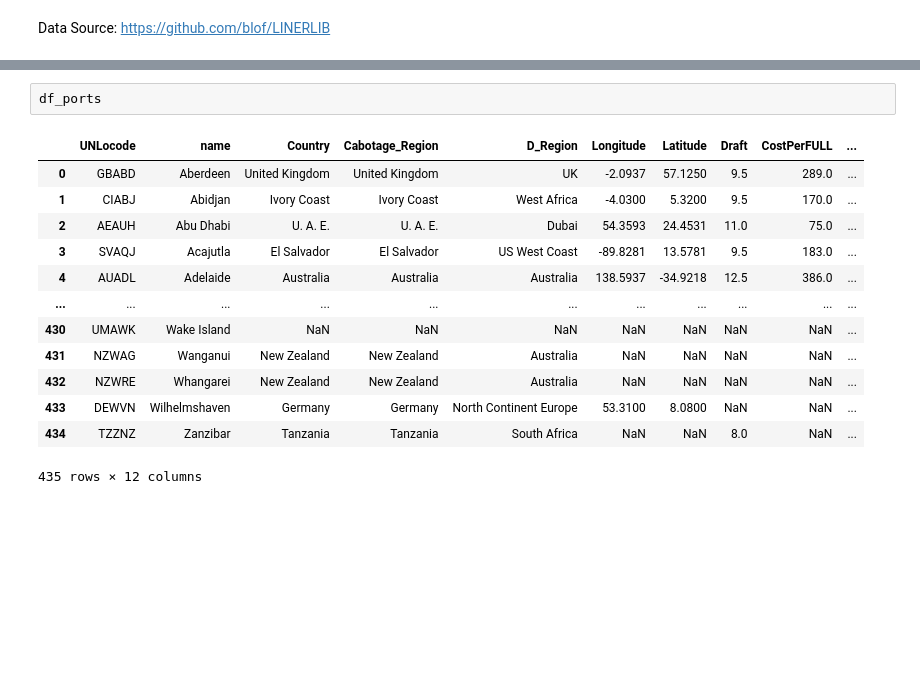
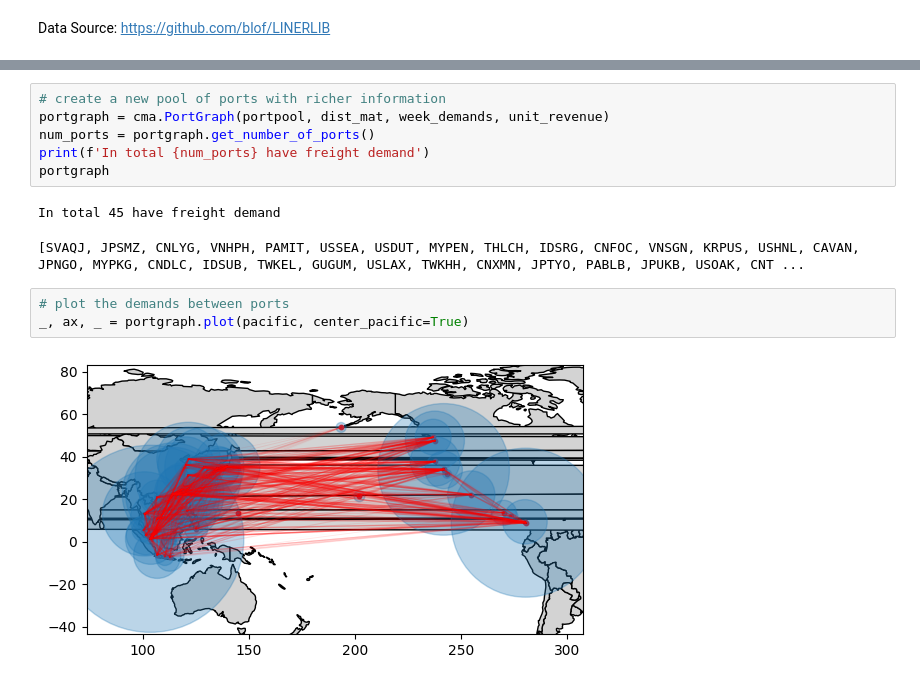
Before and after one commit to anjaliancy/nus-cma-proj-priv, a Jupyter notebook: src/test_benchmarks.ipynb, the cells around one changed output, grey strips where cells are left out. Cells and saved outputs as stored; diff of their text form; blank space fills up the shorter version.

```diff
--- a/src/test_benchmarks.ipynb
+++ b/src/test_benchmarks.ipynb
@@ -62,16 +40,14 @@ df_ports = pd.read_csv('./LINERLIB/data/ports.csv', sep='\t')
 # %%
-df_ports
+# create a new pool of ports with richer information
+portgraph = cma.PortGraph(portpool, dist_mat, week_demands, unit_revenue)
+num_ports = portgraph.get_number_of_ports()
+print(f'In total {num_ports} have freight demand')
+portgraph
 # %% [output]
-|  | UNLocode | name | Country | Cabotage_Region | D_Region | Longitude | Latitude | Draft | CostPerFULL | ... |
-| 0 | GBABD | Aberdeen | United Kingdom | United Kingdom | UK | -2.0937 | 57.1250 | 9.5 | 289.0 | ... |
-| 1 | CIABJ | Abidjan | Ivory Coast | Ivory Coast | West Africa | -4.0300 | 5.3200 | 9.5 | 170.0 | ... |
-| 2 | AEAUH | Abu Dhabi | U. A. E. | U. A. E. | Dubai | 54.3593 | 24.4531 | 11.0 | 75.0 | ... |
-| 3 | SVAQJ | Acajutla | El Salvador | El Salvador | US West Coast | -89.8281 | 13.5781 | 9.5 | 183.0 | ... |
-| 4 | AUADL | Adelaide | Australia | Australia | Australia | 138.5937 | -34.9218 | 12.5 | 386.0 | ... |
-| ... | ... | ... | ... | ... | ... | ... | ... | ... | ... | ... |
-| 430 | UMAWK | Wake Island | NaN | NaN | NaN | NaN | NaN | NaN | NaN | ... |
-| 431 | NZWAG | Wanganui | New Zealand | New Zealand | Australia | NaN | NaN | NaN | NaN | ... |
-| 432 | NZWRE | Whangarei | New Zealand | New Zealand | Australia | NaN | NaN | NaN | NaN | ... |
-| 433 | DEWVN | Wilhelmshaven | Germany | Germany | North Continent Europe | 53.3100 | 8.0800 | NaN | NaN | ... |
-| 434 | TZZNZ | Zanzibar | Tanzania | Tanzania | South Africa | NaN | NaN | 8.0 | NaN | ... |
-435 rows × 12 columns
+In total 45 have freight demand
+[SVAQJ, JPSMZ, CNLYG, VNHPH, PAMIT, USSEA, USDUT, MYPEN, THLCH, IDSRG, CNFOC, VNSGN, KRPUS, USHNL, CAVAN, JPNGO, MYPKG, CNDLC, IDSUB, TWKEL, GUGUM, USLAX, TWKHH, CNXMN, JPTYO, PABLB, JPUKB, USOAK, CNT ...
+# %%
+# plot the demands between ports
+_, ax, _ = portgraph.plot(pacific, center_pacific=True)
+# %% [output]
+[figure, added]
```
Also changed, not shown: parts of 13 cells of this notebook, 8 other files.
